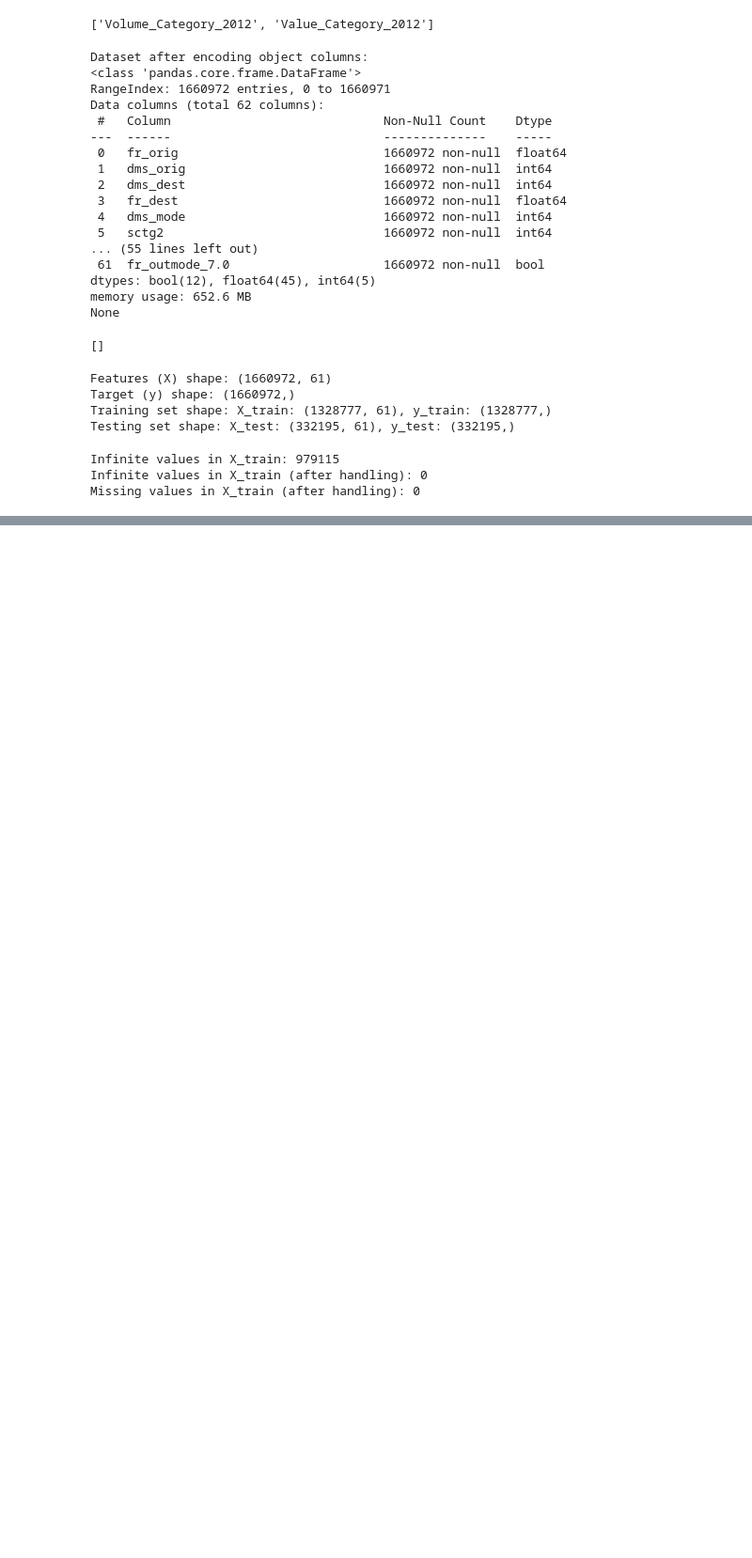
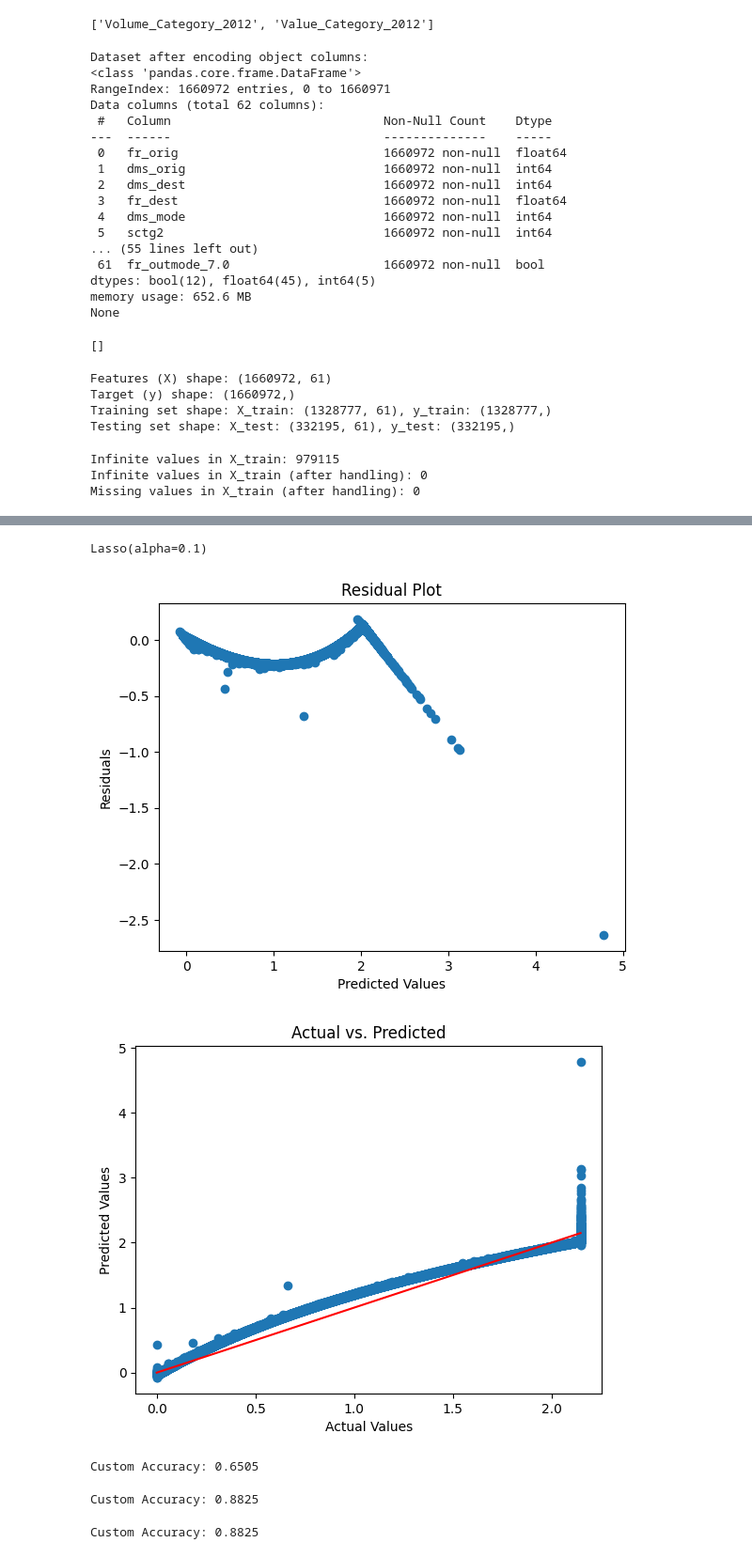
Before and after one commit to Om700-create/Freight_Analysis_Framework-, a Jupyter notebook: notebooks/04_modeling.ipynb, the cells around one changed output, grey strips where cells are left out. Shown: that part at 94% size. Cells and saved outputs as stored; diff of their text form; code cells hidden in the pictures; blank space fills up the shorter version.

Commit message:
model and visu

```diff
--- a/notebooks/04_modeling.ipynb
+++ b/notebooks/04_modeling.ipynb
@@ -181,0 +366,18 @@ Linear Regression R²: 0.9948
+# %%
+from sklearn.preprocessing import StandardScaler
+from sklearn.linear_model import Lasso
+
+# Assuming you already have your training and testing data (X_train, X_test, y_train, y_test)
+
+# Feature Scaling
+scaler = StandardScaler()
+X_train_scaled = scaler.fit_transform(X_train)
+X_test_scaled = scaler.transform(X_test)
+
+# Lasso Model Training
+lasso_model = Lasso(alpha=0.1)  # Adjust alpha as needed
+lasso_model.fit(X_train_scaled, y_train)
+
+# ... rest of your code for feature importance, hyperparameter tuning, etc. (using scaled data)
+# %% [output]
+Lasso(alpha=0.1)
@@ -181,0 +404,40 @@ Linear Regression R²: 0.9948
+# %%
+import matplotlib.pyplot as plt
+
+# ... (Your code for model training and prediction) ...
+
+# Residual Plot
+residuals = y_test - y_pred_lasso
+plt.scatter(y_pred_lasso, residuals)
+plt.xlabel("Predicted Values")
+plt.ylabel("Residuals")
+plt.title("Residual Plot")
+plt.show()
+
+# Actual vs. Predicted Plot
+plt.scatter(y_test, y_pred_lasso)
+plt.plot([min(y_test), max(y_test)], [min(y_test), max(y_test)], color='red')  # Diagonal line
+plt.xlabel("Actual Values")
+plt.ylabel("Predicted Values")
+plt.title("Actual vs. Predicted")
+plt.show()
+
+# ... (Code for Feature Importance Plot - if applicable) ...
+# %% [output]
+[figure, added]
+[figure, added]
+# %%
+accuracy = regression_accuracy(y_test, y_pred_lasso, threshold=0.1)
+print(f"Custom Accuracy: {accuracy:.4f}")
+# %% [output]
+Custom Accuracy: 0.6505
+# %%
+accuracy = regression_accuracy(y_test, y_pred_ridge, threshold=0.1)
+print(f"Custom Accuracy: {accuracy:.4f}")
+# %% [output]
+Custom Accuracy: 0.8825
+# %%
+accuracy = regression_accuracy(y_test, y_pred_lr, threshold=0.1)
+print(f"Custom Accuracy: {accuracy:.4f}")
+# %% [output]
+Custom Accuracy: 0.8825
```
Also changed, not shown: parts of 9 cells of this notebook, 1 other file.
